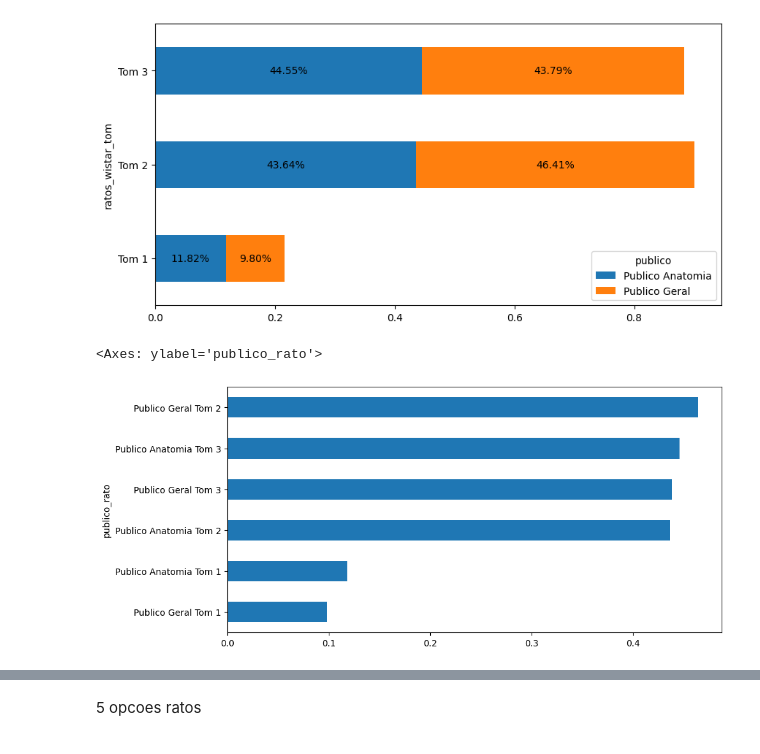
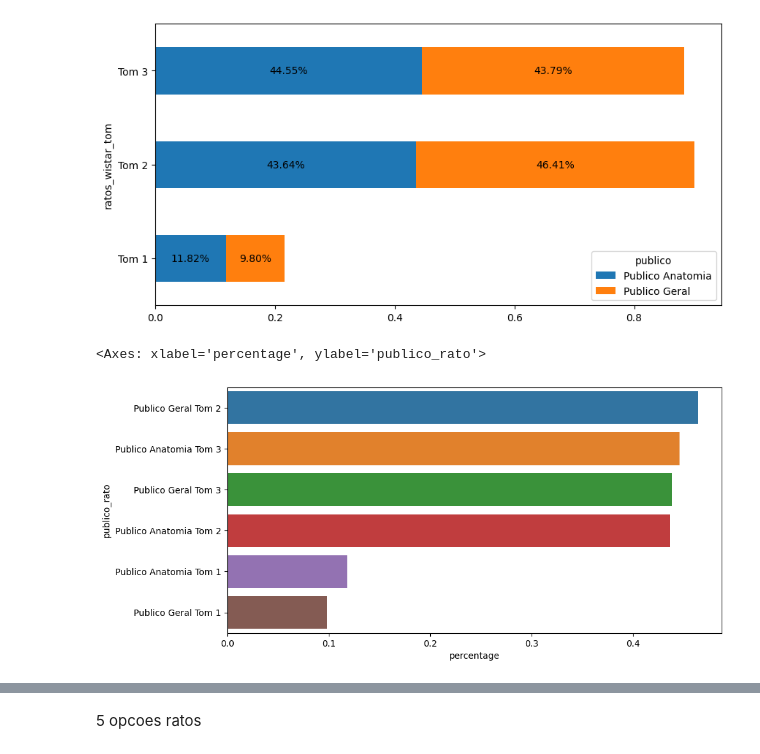
Before and after one commit to levyvix/dados_cat_tom, a Jupyter notebook: dados_categorizados.ipynb, the cells around one changed output, grey strips where cells are left out. Drawn from its saved outputs; the diff is of its cells as text; code cells hidden in the pictures.

```diff
--- a/dados_categorizados.ipynb
+++ b/dados_categorizados.ipynb
@@ -808,17 +1078,28 @@ plt.show()
 # %% [output]
 [figure]
 # %%
-data = df.query("n_tons == 3").groupby(["publico"])["ratos_wistar_tom"].value_counts(normalize=True).reset_index(name='percentage')
+data = (
+    df.query("n_tons == 3")
+    .groupby(["publico"])["ratos_wistar_tom"]
+    .value_counts(normalize=True)
+    .reset_index(name="percentage")
+)
 
+data = data.reset_index(name="percentage")
 # join the first two columns into one
-data['publico_rato'] = data['publico'] + ' ' + data['ratos_wistar_tom']
+data["publico_rato"] = data["publico"] + " " + data["ratos_wistar_tom"]
 
-# do a column chart with legend for each public_rato value
+# do a bar plot with publico_rato and percentage
+
 fig, ax = plt.subplots(figsize=(10, 5))
-data.sort_values("percentage").plot(kind='barh', x='publico_rato', y='percentage', ax=ax, legend=False)
-
-
+sns.barplot(
+    x="percentage",
+    y="publico_rato",
+    data=data.sort_values("percentage", ascending=False),
+    ax=ax,
+)
+plt.show()
 # Add text labels on the side of each bar
 # %% [output]
-<Axes: ylabel='publico_rato'>
+<Axes: xlabel='percentage', ylabel='publico_rato'>
-[figure, old version]
+[figure, new version]
```
Also changed, not shown: parts of 20 cells of this notebook, 1 other file.
